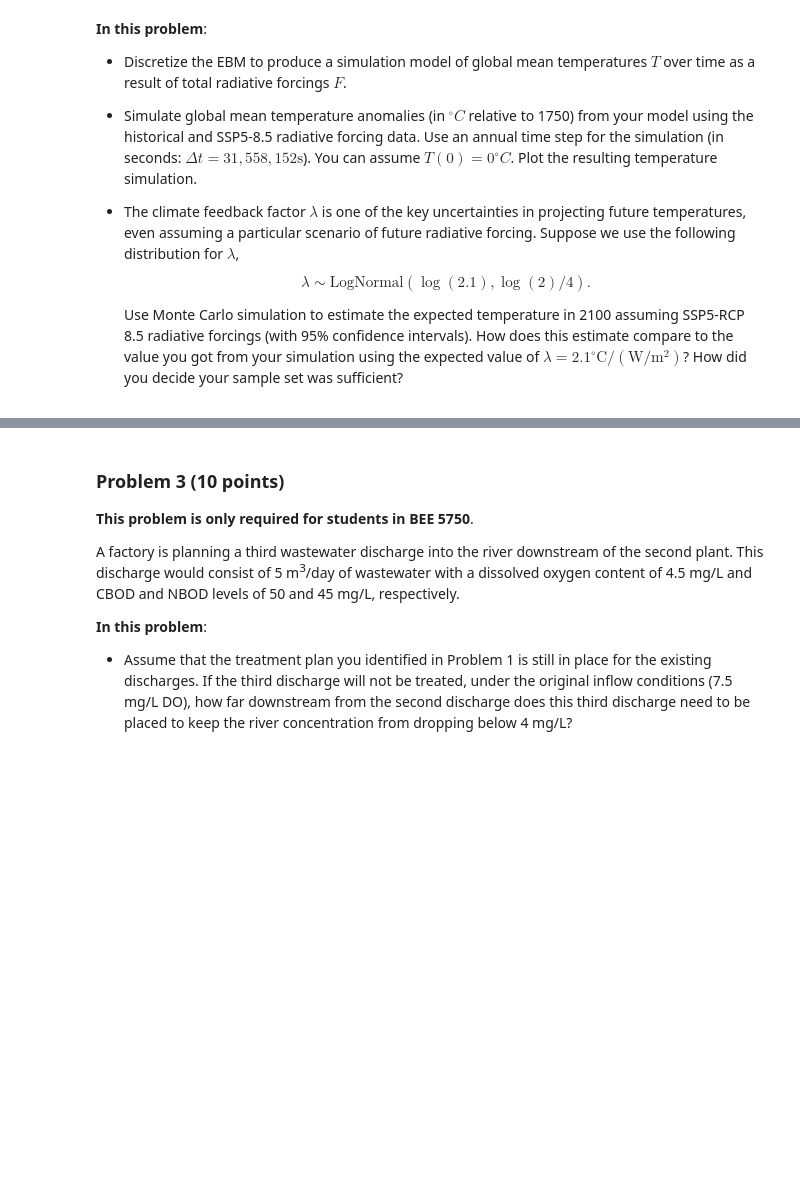
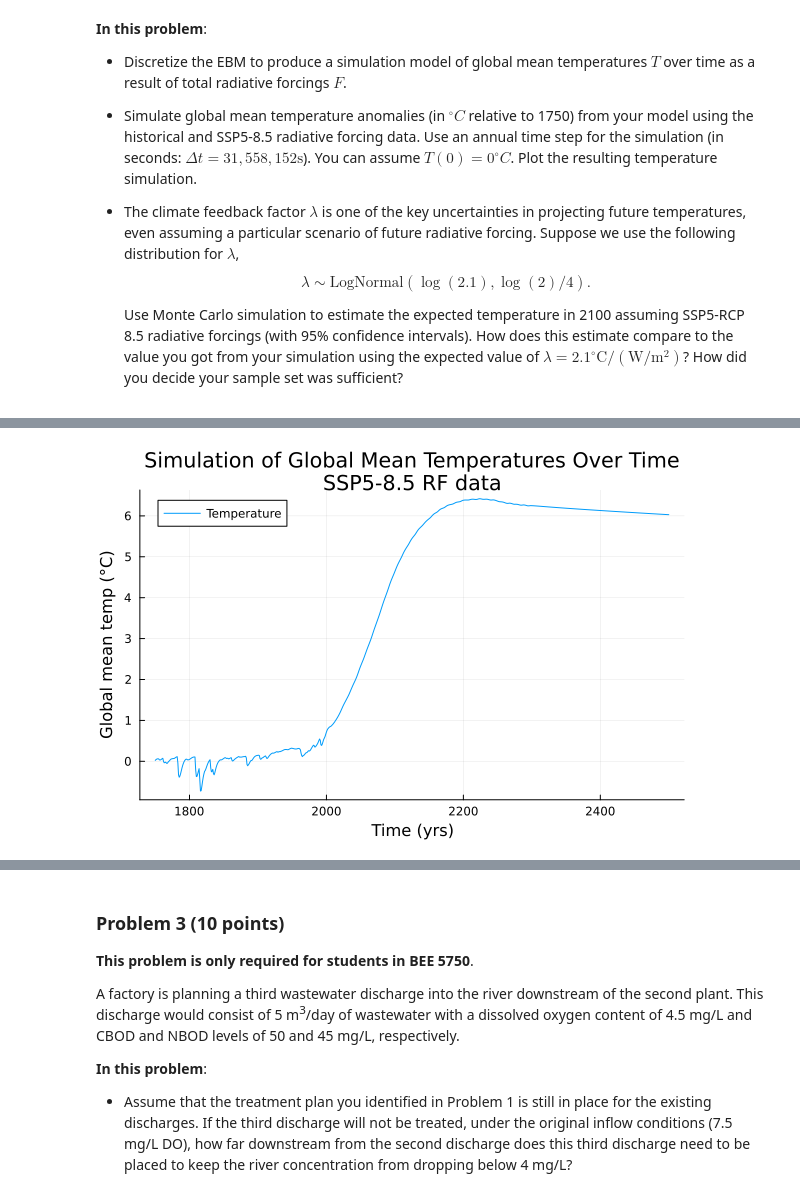
Before and after one commit to BEE4750-FA24/hw3-super-awesome-team-name, a Jupyter notebook: hw03.ipynb, the cells around one changed output, grey strips where cells are left out. Cells and saved outputs as stored; diff of their text form; code cells hidden in the pictures; blank space fills up the shorter version.

```diff
--- a/hw03.ipynb
+++ b/hw03.ipynb
@@ -318,0 +315,24 @@ plot!(p_forcing, t, forcing_non_aerosol, label="Non-Aerosol Forcing", color=:red
+# %%
+# define constants
+d = 86          # m
+l = 2.1    # ºC W/m2
+c = (4.184 * 10^6)
+
+function change_T(T, i, lambda)
+    return ((forcing_total[i] - T * lambda) * 31558152) / (c * d)
+end
+
+
+temps = []
+changes = []
+T = 0
+for num in 1:length(t)
+    change = change_T(T, num, l)
+    T = T + change
+    append!(changes, change)
+    append!(temps, T)
+end
+
+plot(t, temps, title="Simulation of Global Mean Temperatures Over Time\nSSP5-8.5 RF data", label="Temperature", xlabel="Time (yrs)", ylabel="Global mean temp (°C)")
+# %% [output]
+[figure, added]
```
Also changed, not shown: parts of 10 cells of this notebook.
